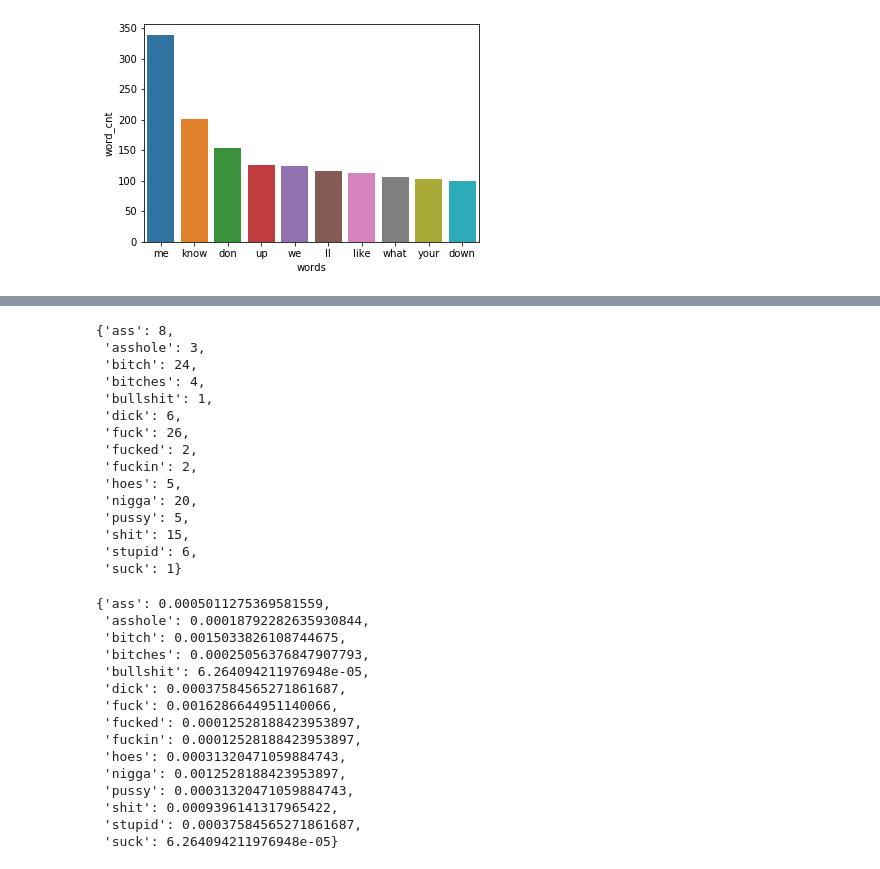
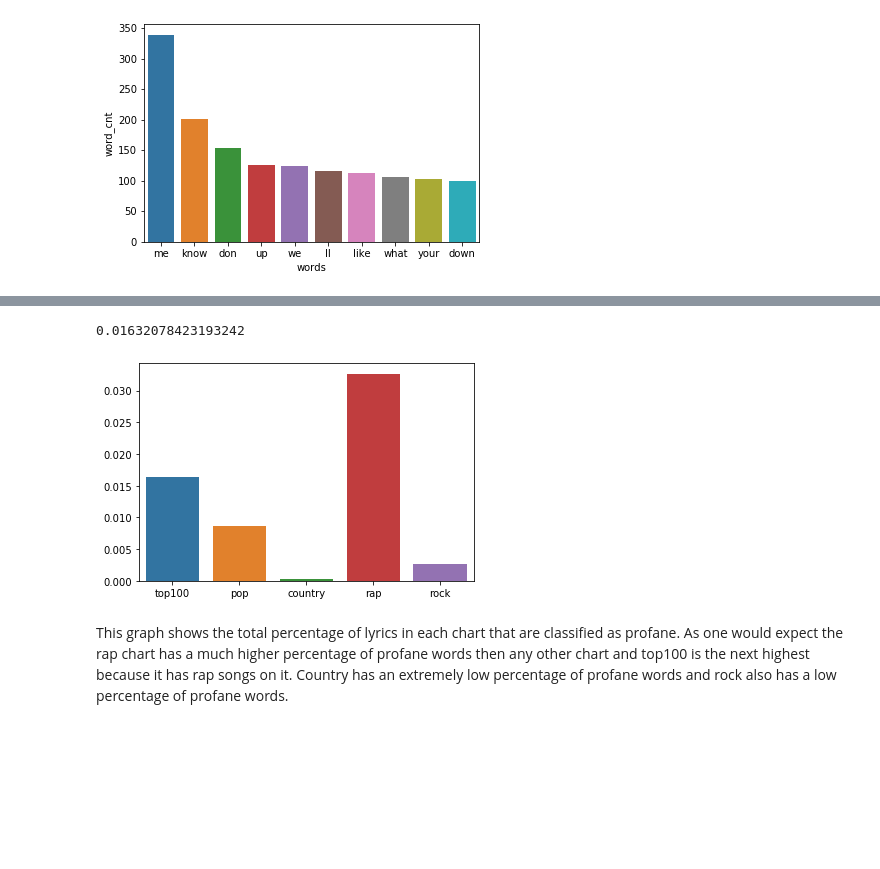
Before and after one commit to suttonr75/320FinalFall2019, a Jupyter notebook: FinalProject.ipynb, the cells around one changed output, grey strips where cells are left out. Cells and saved outputs as stored; diff of their text form; code cells hidden in the pictures; blank space fills up the shorter version.

```diff
--- a/FinalProject.ipynb
+++ b/FinalProject.ipynb
@@ -503,5 +541,4 @@ def get_profan_freq(chart):
             profan[row] = freq[row]
             percent[row] = profan[row] / get_lyric_len(chart).sum(axis = 0, skipna = True)
 
-    display(profan)
-    display(percent)
+    return percent
@@ -549,36 +545,19 @@ get_profan_freq(top100)
-# %%
-get_profan_freq(pop)
-# %% [output]
-{'ass': 8,
- 'asshole': 3,
- 'bitch': 24,
- 'bitches': 4,
- 'bullshit': 1,
- 'dick': 6,
- 'fuck': 26,
- 'fucked': 2,
- 'fuckin': 2,
- 'hoes': 5,
- 'nigga': 20,
- 'pussy': 5,
- 'shit': 15,
- 'stupid': 6,
- 'suck': 1}
-{'ass': 0.0005011275369581559,
- 'asshole': 0.00018792282635930844,
- 'bitch': 0.0015033826108744675,
- 'bitches': 0.00025056376847907793,
- 'bullshit': 6.264094211976948e-05,
- 'dick': 0.00037584565271861687,
- 'fuck': 0.0016286644951140066,
- 'fucked': 0.00012528188423953897,
- 'fuckin': 0.00012528188423953897,
- 'hoes': 0.00031320471059884743,
- 'nigga': 0.0012528188423953897,
- 'pussy': 0.00031320471059884743,
- 'shit': 0.0009396141317965422,
- 'stupid': 0.00037584565271861687,
- 'suck': 6.264094211976948e-05}
+# %%
+x = np.array(["top100", "pop", "country", "rap", "rock"])
+y = []
+y.append(sum(get_profan_freq(top100).values()))
+y.append(sum(get_profan_freq(pop).values()))
+y.append(sum(get_profan_freq(country).values()))
+y.append(sum(get_profan_freq(rap).values()))
+y.append(sum(get_profan_freq(rock).values()))
+y = np.array(y)
+sns.barplot(x=x, y=y)
+sum(get_profan_freq(top100).values())
+# %% [output]
+0.01632078423193242
+[figure, added]
+# %% [markdown]
+This graph shows the total percentage of lyrics in each chart that are classified as profane. As one would expect the rap chart has a much higher percentage of profane words then any other chart and top100 is the next highest because it has rap songs on it. Country has an extremely low percentage of profane words and rock also has a low percentage of profane words.
 # %%
 def profan_cnt_graph(chart):
     doc = create_term_doc_matrix(chart)
```
Also changed, not shown: parts of 37 cells of this notebook.
